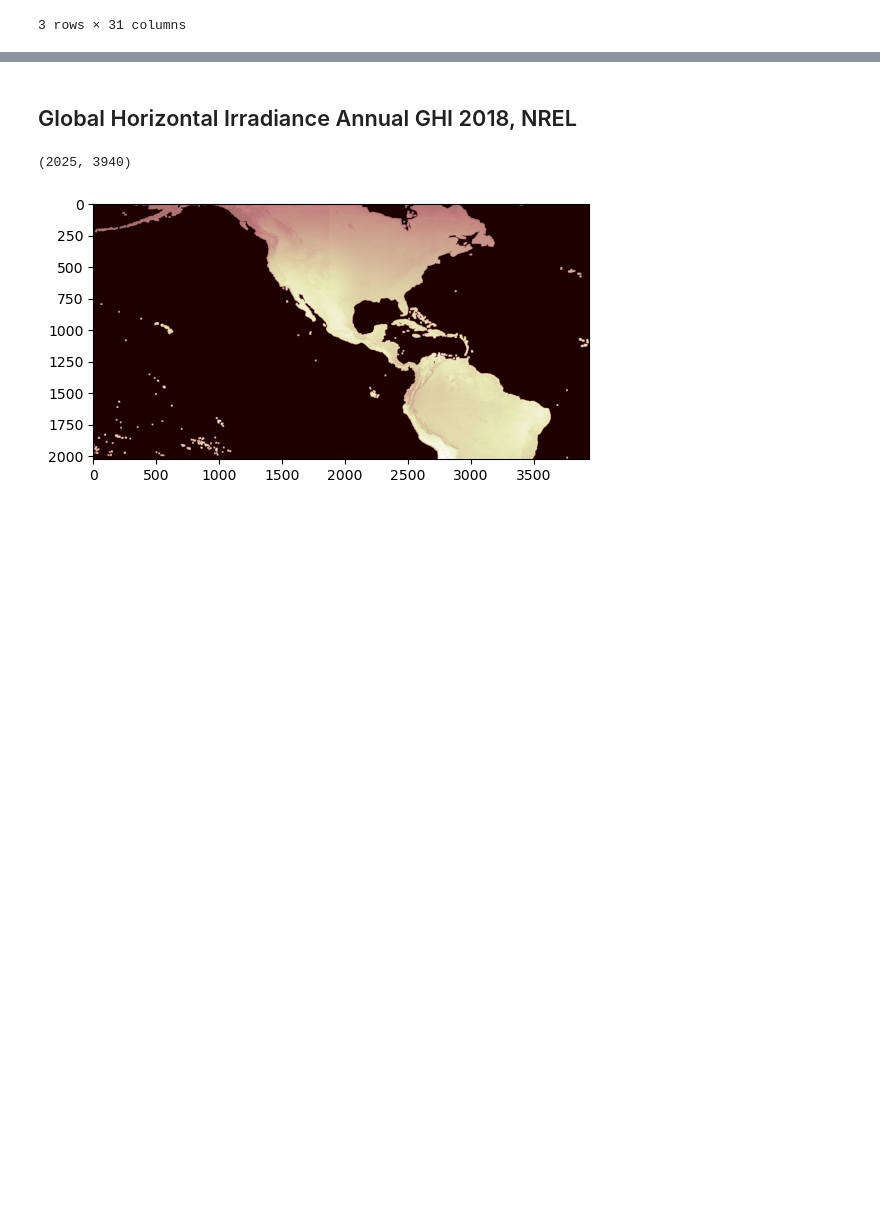
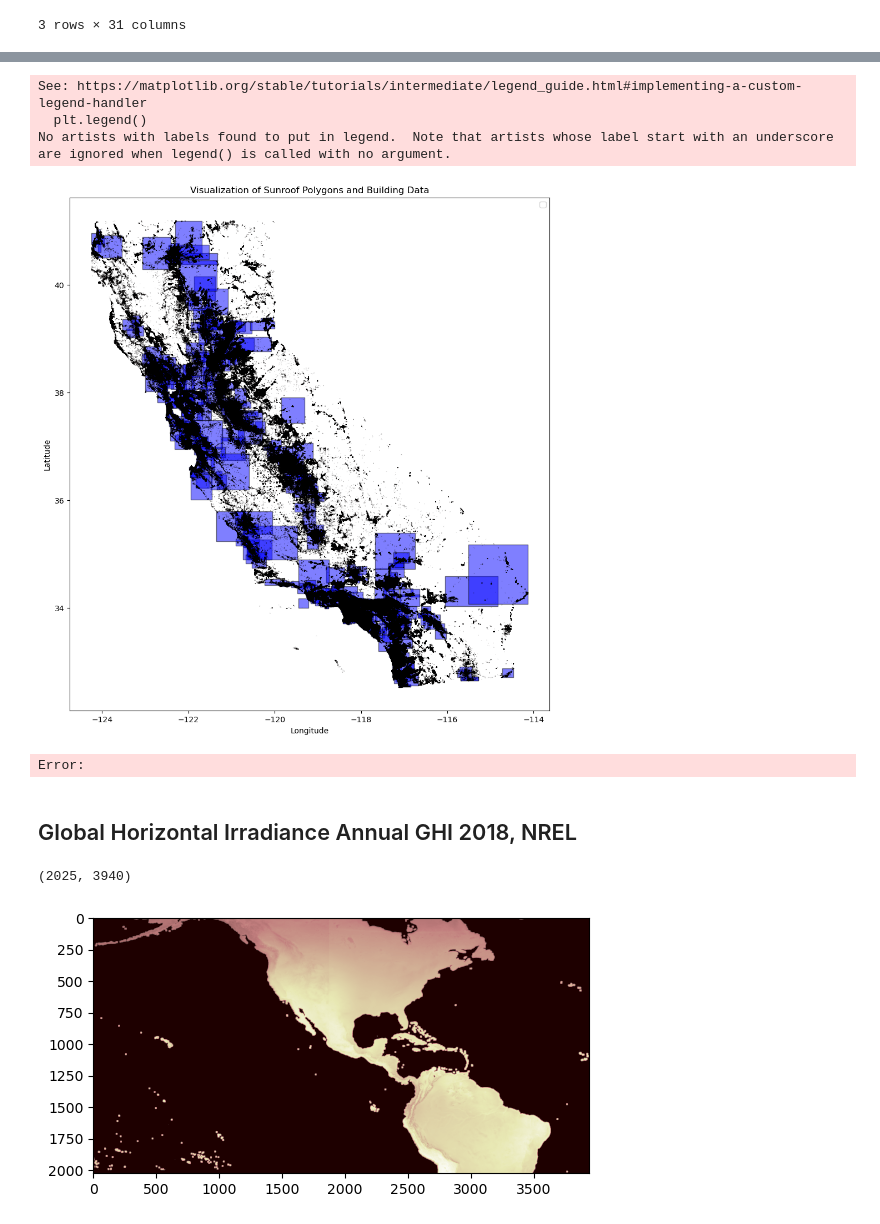
Before and after one commit to The2035Initiative/cca_grid_modeling_project, a Jupyter notebook: Script/Thrust_2.1_Building_Energy_DS/Python/ca_grid_model_data_exploration.ipynb, the cells around one changed output, grey strips where cells are left out. Saved outputs shown, nothing was run; the diff lists cells and outputs as text; code cells hidden in the pictures; blank space fills up the shorter version.

```diff
--- a/Script/Thrust_2.1_Building_Energy_DS/Python/ca_grid_model_data_exploration.ipynb
+++ b/Script/Thrust_2.1_Building_Energy_DS/Python/ca_grid_model_data_exploration.ipynb
@@ -104,0 +185,14 @@ sunroof_ca
+# %%
+# Ensure all geometries in sunroof_ca are valid
+sunroof_ca['geometry'] = sunroof_ca['geometry'].apply(make_valid)
+
+# Validate geometries
+invalid_geoms = sunroof_ca[~sunroof_ca['geometry'].is_valid]
+print(f"Number of invalid geometries: {len(invalid_geoms)}")
+
+# Simplify geometries (adjust the tolerance as needed)
+#sunroof_ca['geometry'] = sunroof_ca['geometry'].simplify(tolerance=0.01, preserve_topology=True)
+
+# Validate again
+#invalid_geoms = sunroof_ca[~sunroof_ca['geometry'].is_valid]
+#print(f"Number of invalid geometries after simplification: {len(invalid_geoms)}")
@@ -104,0 +201,12 @@ sunroof_ca
+# %%
+# Create a bounding box of the area of interest
+bbox = sunroof_ca.unary_union.envelope
+bbox_polygon = gpd.GeoSeries([bbox], crs=sunroof_ca.crs)
+# Ensure bbox_polygon is a GeoDataFrame
+bbox_polygon = gpd.GeoDataFrame({'geometry': [bbox]}, crs=sunroof_ca.crs)
+
+# Perform intersection
+intersection_gdf = gpd.overlay(buildings, bbox_polygon, how='intersection')
+
+# Check the result
+print(intersection_gdf.head())
@@ -104,0 +227,22 @@ sunroof_ca
+# %%
+# Plotting
+fig, ax = plt.subplots(figsize=(12, 12))
+
+# Plot sunroof_ca polygons
+sunroof_ca.plot(ax=ax, color='blue', alpha=0.5, edgecolor='k', label='Sunroof Polygons')
+
+# Plot buildings clipped or intersected data
+intersection_gdf.plot(ax=ax, color='red', alpha=0.5, edgecolor='k', label='Building Data')
+
+# Add legend and title
+plt.legend()
+plt.title('Visualization of Sunroof Polygons and Building Data')
+plt.xlabel('Longitude')
+plt.ylabel('Latitude')
+plt.show()
+# %% [output]
+See: https://matplotlib.org/stable/tutorials/intermediate/legend_guide.html#implementing-a-custom-legend-handler
+  plt.legend()
+No artists with labels found to put in legend.  Note that artists whose label start with an underscore are ignored when legend() is called with no argument.
+[figure, added]
+Error:
```
Also changed, not shown: parts of 20 cells of this notebook, 8 other files.
